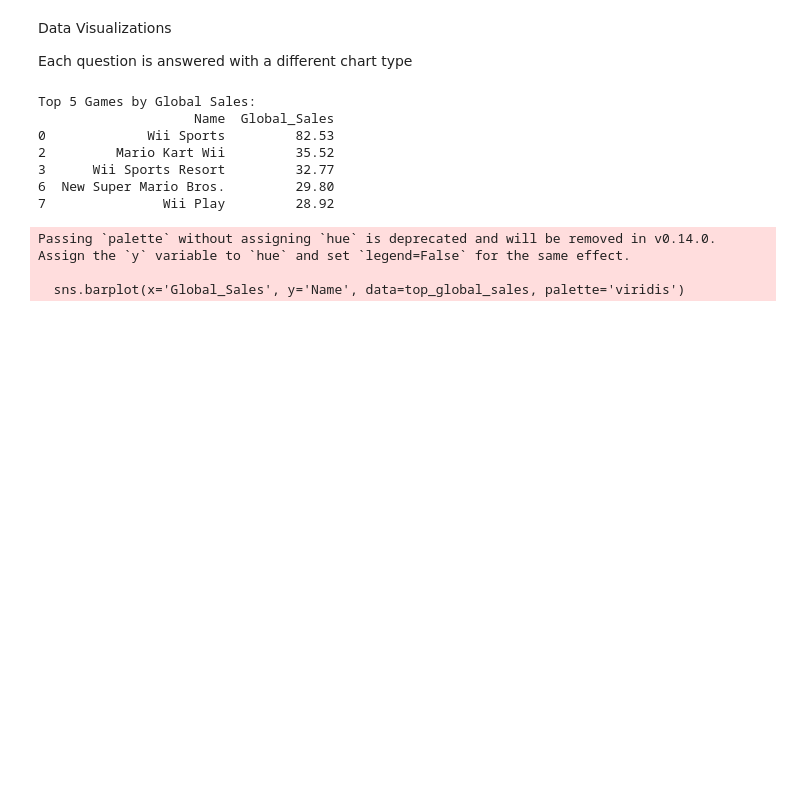
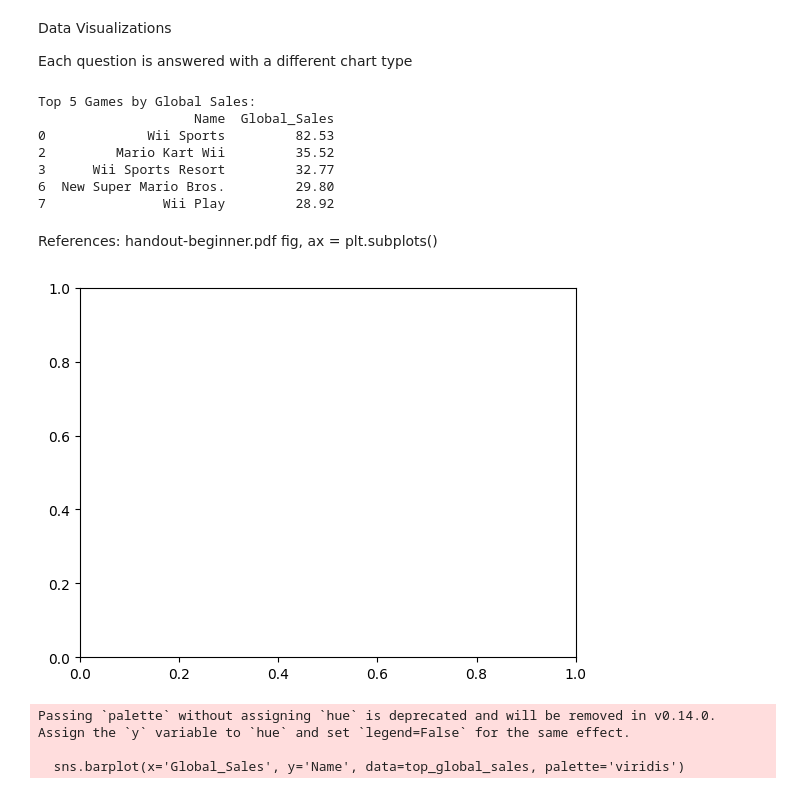
Before and after one commit to Akakiusz/Visualisation-Techniques-for-AI-, a Jupyter notebook: NOTEBOOK/analysis.ipynb, the cells around one changed output. Drawn from its saved outputs; the diff is of its cells as text; code cells hidden in the pictures; blank space fills up the shorter version.

```diff
--- a/NOTEBOOK/analysis.ipynb
+++ b/NOTEBOOK/analysis.ipynb
@@ -211,6 +210,14 @@ Top 5 Games by Global Sales:
 3      Wii Sports Resort         32.77
 6  New Super Mario Bros.         29.80
 7               Wii Play         28.92
+# %% [markdown]
+References: handout-beginner.pdf
+fig, ax = plt.subplots()
+# %%
+# plt.subplots() creates a figure and a set of sublots.
+fig, ax = plt.subplots()
+# %% [output]
+[figure, added]
 # %%
 APPENDIX: VISUALISATIONS
 # Top 5 games by Global Sales  →  Horizontal Bar Chart
```
Also changed, not shown: parts of 1 cell of this notebook.
